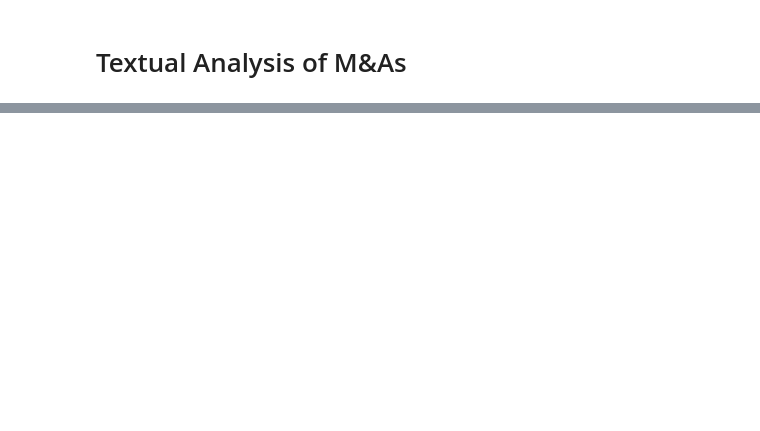
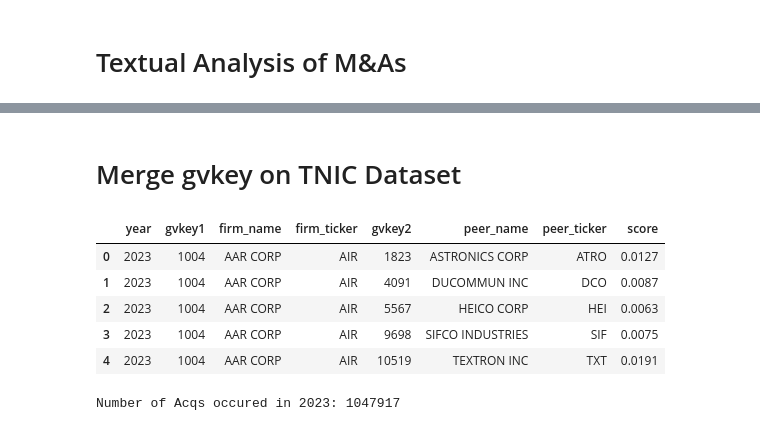
Before and after one commit to Ethan964/Textual_Analysis, a Jupyter notebook: tnic.ipynb, the cells around one changed output, grey strips where cells are left out. Cells and saved outputs as stored; diff of their text form; code cells hidden in the pictures; blank space fills up the shorter version.

```diff
--- a/tnic.ipynb
+++ b/tnic.ipynb
@@ -85,0 +119,53 @@ plt.show()
+# %% [markdown]
+# Merge gvkey on TNIC Dataset
+# %%
+
+# to properly merge the two datasets, lets create a name/ticker map
+gvkey_name_map = gvkey[['gvkey', 'conm', 'tic']]
+
+gvkey_name_map = gvkey_name_map.rename(columns={
+    'gvkey': 'gvkey',
+    'conm' : 'company_name',
+    'tic' : 'ticker'
+})
+
+# merge tnic with firm side
+
+tnic_named = tnic_2023.merge(
+    gvkey_name_map,
+    how='left',
+    left_on='gvkey1',
+    right_on='gvkey'
+).rename(columns={
+    'company_name' : 'firm_name',
+    'ticker' : 'firm_ticker'
+}).drop('gvkey', axis=1)
+
+# merge tnic with peer side
+tnic_named = tnic_named.merge(
+    gvkey_name_map,
+    how='inner',
+    left_on='gvkey2',
+    right_on='gvkey'
+).rename(columns={
+    'company_name' : 'peer_name',
+    'ticker' : 'peer_ticker'
+}).drop('gvkey', axis=1)
+
+tnic_named = tnic_named[[
+    'year', 'gvkey1', 'firm_name', 'firm_ticker', 'gvkey2', 'peer_name', 'peer_ticker', 'score'
+]]
+
+tnic_named.head()
+# %% [output]
+|  | year | gvkey1 | firm_name | firm_ticker | gvkey2 | peer_name | peer_ticker | score |
+| 0 | 2023 | 1004 | AAR CORP | AIR | 1823 | ASTRONICS CORP | ATRO | 0.0127 |
+| 1 | 2023 | 1004 | AAR CORP | AIR | 4091 | DUCOMMUN INC | DCO | 0.0087 |
+| 2 | 2023 | 1004 | AAR CORP | AIR | 5567 | HEICO CORP | HEI | 0.0063 |
+| 3 | 2023 | 1004 | AAR CORP | AIR | 9698 | SIFCO INDUSTRIES | SIF | 0.0075 |
+| 4 | 2023 | 1004 | AAR CORP | AIR | 10519 | TEXTRON INC | TXT | 0.0191 |
+# %%
+
+print(f'Number of Acqs occured in 2023: {len(tnic_named)}')
+# %% [output]
+Number of Acqs occured in 2023: 1047917
```
Also changed, not shown: parts of 17 cells of this notebook.
